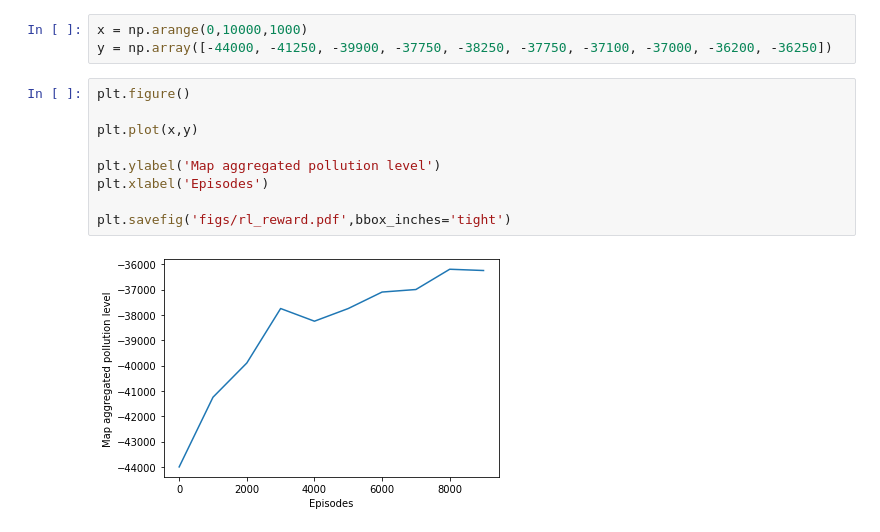
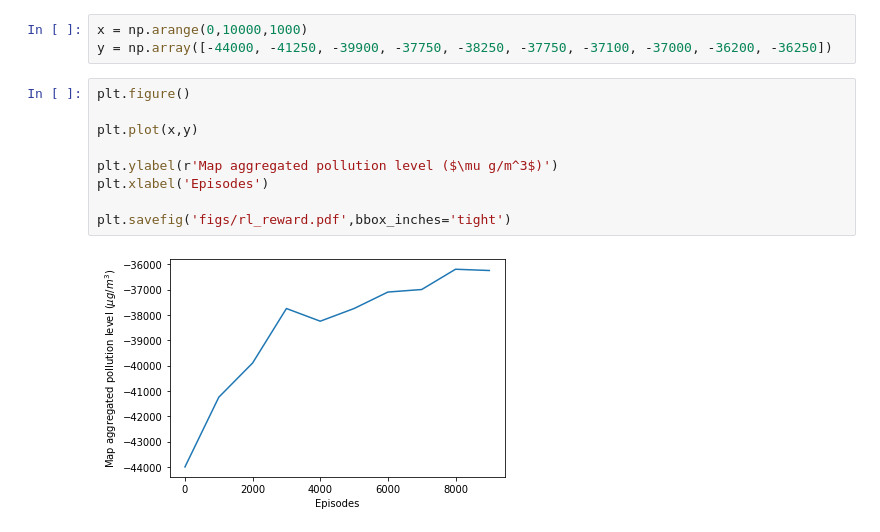
Before and after one commit to Mika412/AI4EU-RL-Trondheim, a Jupyter notebook: notebooks/Untitled.ipynb, the cells around one changed output. Cells and saved outputs as stored; diff of their text form.

```diff
--- a/notebooks/Untitled.ipynb
+++ b/notebooks/Untitled.ipynb
@@ -7,11 +7,11 @@ y = np.array([-44000, -41250, -39900, -37750, -38250, -37750, -37100, -37000, -3
 # %%
 plt.figure()
 
 plt.plot(x,y)
 
-plt.ylabel('Map aggregated pollution level')
+plt.ylabel(r'Map aggregated pollution level ($\mu g/m^3$)')
 plt.xlabel('Episodes')
 
 plt.savefig('figs/rl_reward.pdf',bbox_inches='tight')
 # %% [output]
-[figure, old version]
+[figure, new version]
```
Also changed, not shown: 45 other files.
